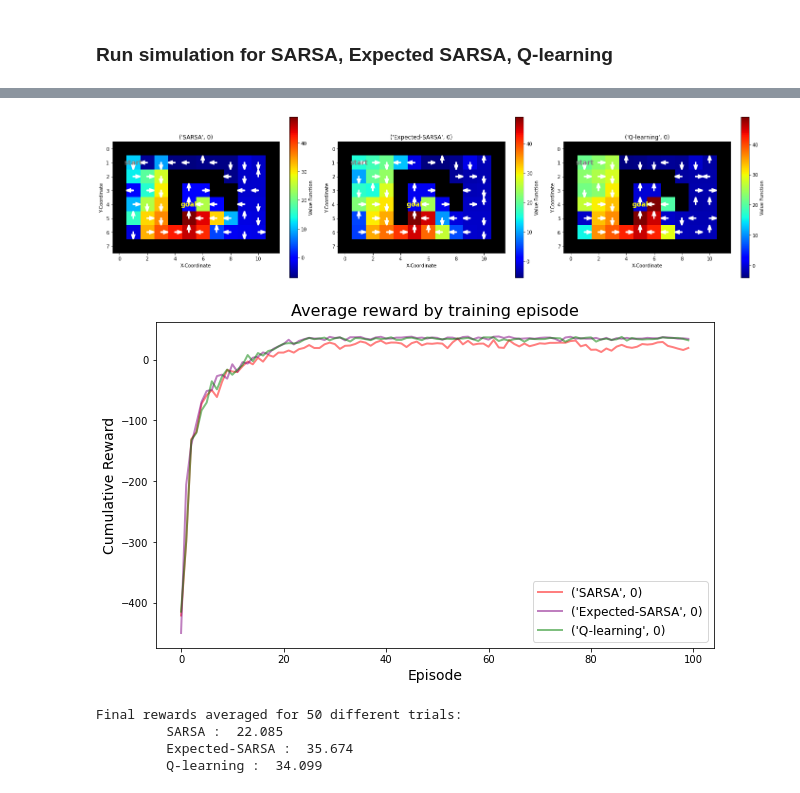
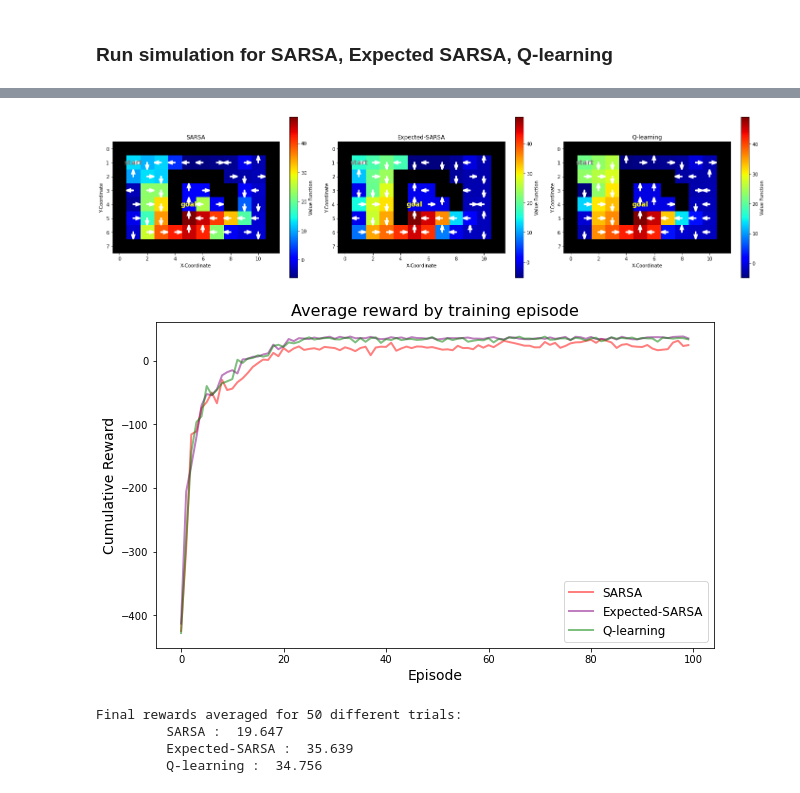
Before and after one commit to wijayajessica/AI_project, a Jupyter notebook: Evaluate Algorithm.ipynb, the cells around one changed output, grey strips where cells are left out. Cells and saved outputs as stored; diff of their text form; code cells hidden in the pictures.

```diff
--- a/Evaluate Algorithm.ipynb
+++ b/Evaluate Algorithm.ipynb
@@ -93,5 +92,5 @@ Took 25.1s
 plt.figure(figsize=(20,5))
 for i, (key, vals) in enumerate(trials_by_algo_and_params.items()):
     plt.subplot(1,3,i+1, title=key)
-    plot_policy(env, vals[0]['Q']) #plot one of the policy
+    plot_policy(env, vals[1]['Q']) #plot one of the policy
 # %% [output]
@@ -104,31 +103,17 @@ def plot_mean_rewards(trials, lw=2, alpha=0.5, keep=100, **kw):
     plt.plot(rewards.mean(axis=0), lw=lw, alpha=alpha, **kw)
 
 def plot_trial_rewards(key, trials_by_algo_and_params):
-    plot_mean_rewards(trials_by_algo_and_params[key], color=colors[key[0]], ls=styles[key[1:]], label=key)
+    plot_mean_rewards(trials_by_algo_and_params[key], color=colors[key], label=key)
 # %%
 colors = {'SARSA': 'red', 'Q-learning': 'green','Doubly-Q-learning': 'blue', 'Expected-SARSA':'purple'}
-styles = {  (0,): '-',   (50,): '--'}
 
 plt.figure(figsize=(10,6))
 plt.title("Average reward by training episode", fontsize=16)
 for key in trials_by_algo_and_params.keys():
-    if key[1] == 0:
-        plot_trial_rewards(key, trials_by_algo_and_params)
+    plot_trial_rewards(key, trials_by_algo_and_params)
 
 plt.xlabel("Episode", fontsize=14)
 plt.ylabel("Cumulative Reward", fontsize=14)
 plt.legend(loc='best', fontsize=12)
 plt.show()
-
-
-# plt.figure(figsize=(10,6))
-# plt.title("Average reward by training episode", fontsize=16)
-# for key in trials_by_algo_and_params.keys():
-#     if key[1] == 50:
-#         plot_trial_rewards(key, trials_by_algo_and_params)
-
-# plt.xlabel("Episode", fontsize=14)
-# plt.ylabel("Cumulative Reward", fontsize=14)
-# plt.legend(loc='best', fontsize=12)
-# plt.show()
 # %% [output]
@@ -205,16 +201,15 @@ plt.show()
 trials_by_algo_and_params = {}
 
 for method in ['SARSA', 'Expected-SARSA', 'Q-learning']:
-    for Q_initial in [0]:
-        key = (method, Q_initial)
+    key=method
 
-        t1 = time.time()
-        print('Testing', key)
+    t1 = time.time()
+    print('Testing', key)
 
-        trials_by_algo_and_params[key] = []
-        for independent_run in range(50):
-            trials_by_algo_and_params[key].append(run_simulation(env, method, Q_initial=Q_initial))
+    trials_by_algo_and_params[key] = []
+    for independent_run in range(50):
+        trials_by_algo_and_params[key].append(run_simulation(env, method, Q_initial=Q_initial))
 
-        t2 = time.time()
-        print('Took {:.1f}s'.format(t2-t1))
+    t2 = time.time()
+    print('Took {:.1f}s'.format(t2-t1))
 # %% [output]
@@ -227,10 +222,10 @@ Took 19.4s
 # %%
 # policy for maze
 plt.figure(figsize=(20,5))
 for i, (key, vals) in enumerate(trials_by_algo_and_params.items()):
     plt.subplot(1,3,i+1, title=key)
-    plot_policy(env, vals[11]['Q']) #plot one of the policy
+    plot_policy(env, vals[-1]['Q']) #plot one of the policy
 
 plt.tight_layout()
 # %% [output]
-[figure, old version]
+[figure, new version]
@@ -237,32 +239,31 @@ plt.tight_layout()
 # %%
-colors = {'SARSA': 'red', 'Q-learning': 'green','Double-Q-learning': 'blue', 'Expected-SARSA':'purple'}
-styles = {  (0,): '-',   (50,): '--'}
+colors = {'SARSA': 'red', 'Q-learning': 'green', 'Expected-SARSA':'purple'}
+# styles = { (0,): '-'}
 
 
 plt.figure(figsize=(10,6))
 plt.title("Average reward by training episode", fontsize=16)
 for key in trials_by_algo_and_params.keys():
-    if key[1] == 0:
-        plot_trial_rewards(key, trials_by_algo_and_params)
+    plot_trial_rewards(key, trials_by_algo_and_params)
 
 plt.xlabel("Episode", fontsize=14)
 plt.ylabel("Cumulative Reward", fontsize=14)
 plt.legend(loc='best', fontsize=12)
 plt.show()
 # %% [output]
-[figure, old version]
+[figure, new version]
 # %%
 print("Final rewards averaged for 50 different trials: ")
 
 for approach in ['SARSA', "Expected-SARSA", "Q-learning"]:
     rewards=[]
-    for trials in trials_by_algo_and_params[(approach,0)]:
-        rewards.append(trials['episode_rewards'][-20:]) #take the last 20 episodic rewards only (when it stabilize)
+    for trials in trials_by_algo_and_params[(approach)]:
+        rewards.append(trials['episode_rewards'][-10:]) #take the last 10 episodic rewards only (when it stabilize)
 
     rewards = np.vstack(rewards)
     print("\t", approach,": ", np.mean(rewards))
 # %% [output]
 Final rewards averaged for 50 different trials:
-         SARSA :  22.085
-         Expected-SARSA :  35.674
-         Q-learning :  34.099
+         SARSA :  19.647
+         Expected-SARSA :  35.639
+         Q-learning :  34.756
```
Also changed, not shown: parts of 7 cells of this notebook, 1 other file.
